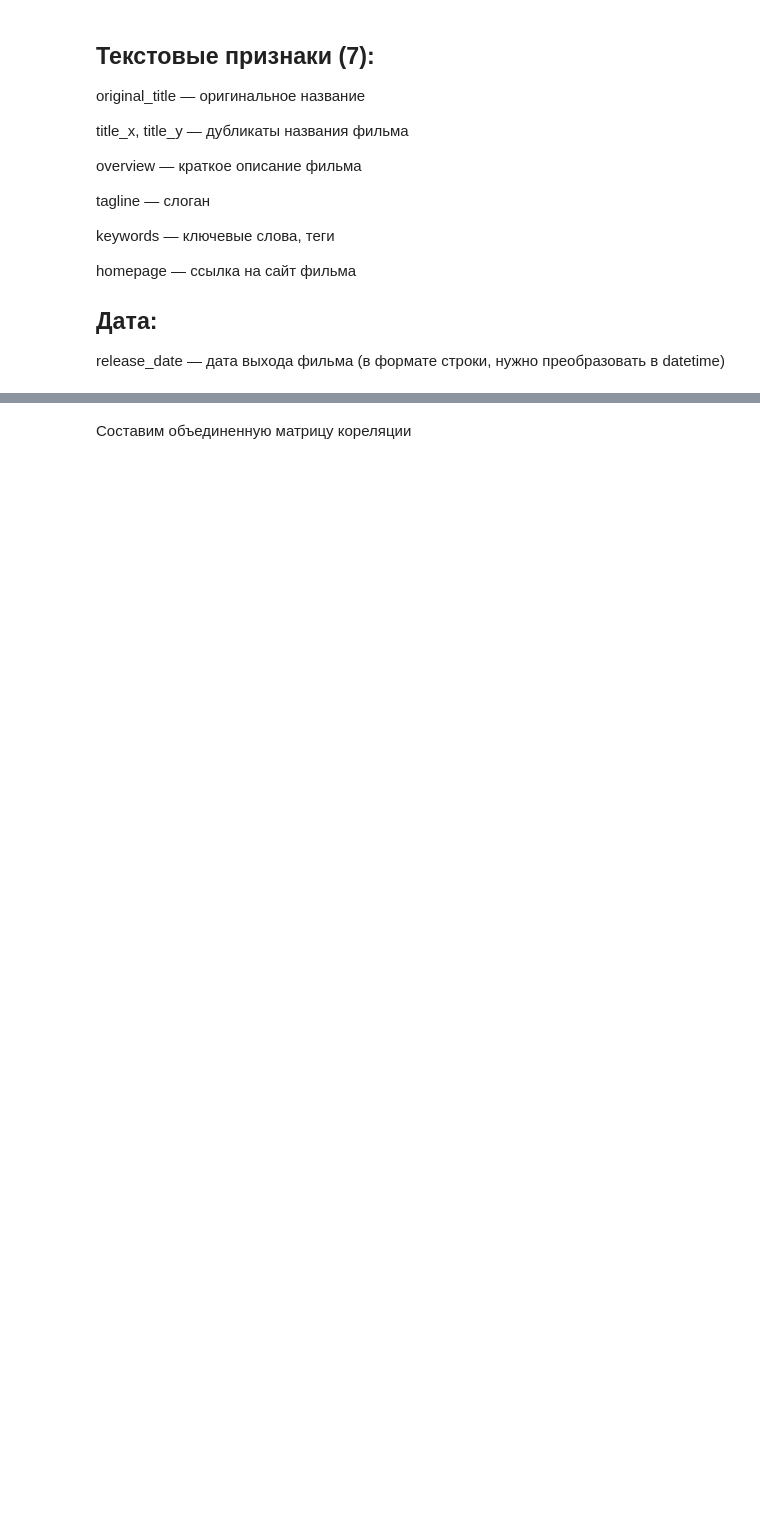
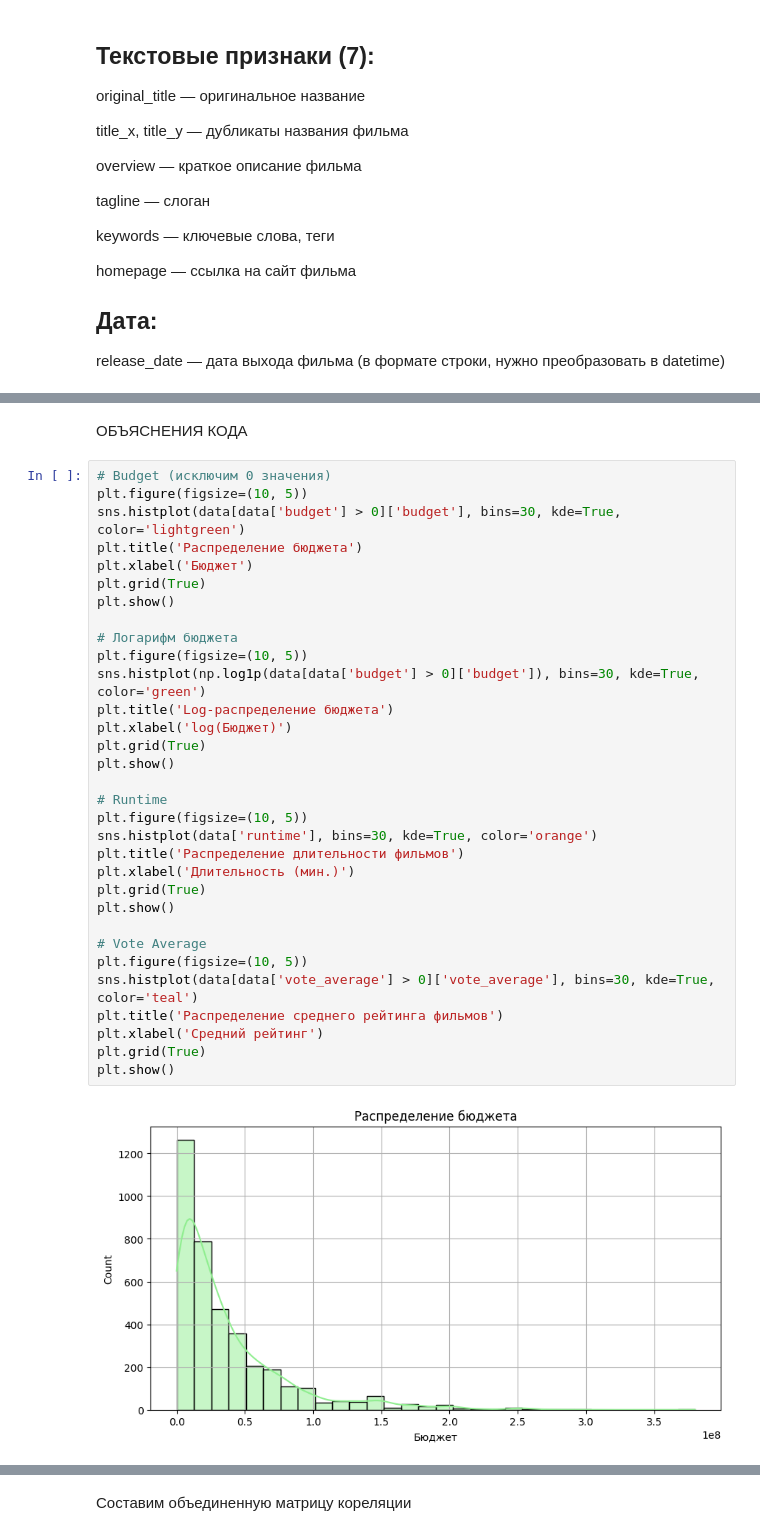
Before and after one commit to GeGeMaaaan/Data_Science, a Jupyter notebook: version1.ipynb, the cells around one changed output, grey strips where cells are left out. Drawn from its saved outputs; the diff is of its cells as text; blank space fills up the shorter version.

```diff
--- a/version1.ipynb
+++ b/version1.ipynb
@@ -230,0 +293,36 @@ extra_corr = data[["original_language_encoded", "status_encoded", "vote_average"
+# %% [markdown]
+ОБЪЯСНЕНИЯ КОДА
+# %%
+# Budget (исключим 0 значения)
+plt.figure(figsize=(10, 5))
+sns.histplot(data[data['budget'] > 0]['budget'], bins=30, kde=True, color='lightgreen')
+plt.title('Распределение бюджета')
+plt.xlabel('Бюджет')
+plt.grid(True)
+plt.show()
+
+# Логарифм бюджета
+plt.figure(figsize=(10, 5))
+sns.histplot(np.log1p(data[data['budget'] > 0]['budget']), bins=30, kde=True, color='green')
+plt.title('Log-распределение бюджета')
+plt.xlabel('log(Бюджет)')
+plt.grid(True)
+plt.show()
+
+# Runtime
+plt.figure(figsize=(10, 5))
+sns.histplot(data['runtime'], bins=30, kde=True, color='orange')
+plt.title('Распределение длительности фильмов')
+plt.xlabel('Длительность (мин.)')
+plt.grid(True)
+plt.show()
+
+# Vote Average
+plt.figure(figsize=(10, 5))
+sns.histplot(data[data['vote_average'] > 0]['vote_average'], bins=30, kde=True, color='teal')
+plt.title('Распределение среднего рейтинга фильмов')
+plt.xlabel('Средний рейтинг')
+plt.grid(True)
+plt.show()
+# %% [output]
+[figure, added]
```
Also changed, not shown: parts of 48 cells of this notebook.
